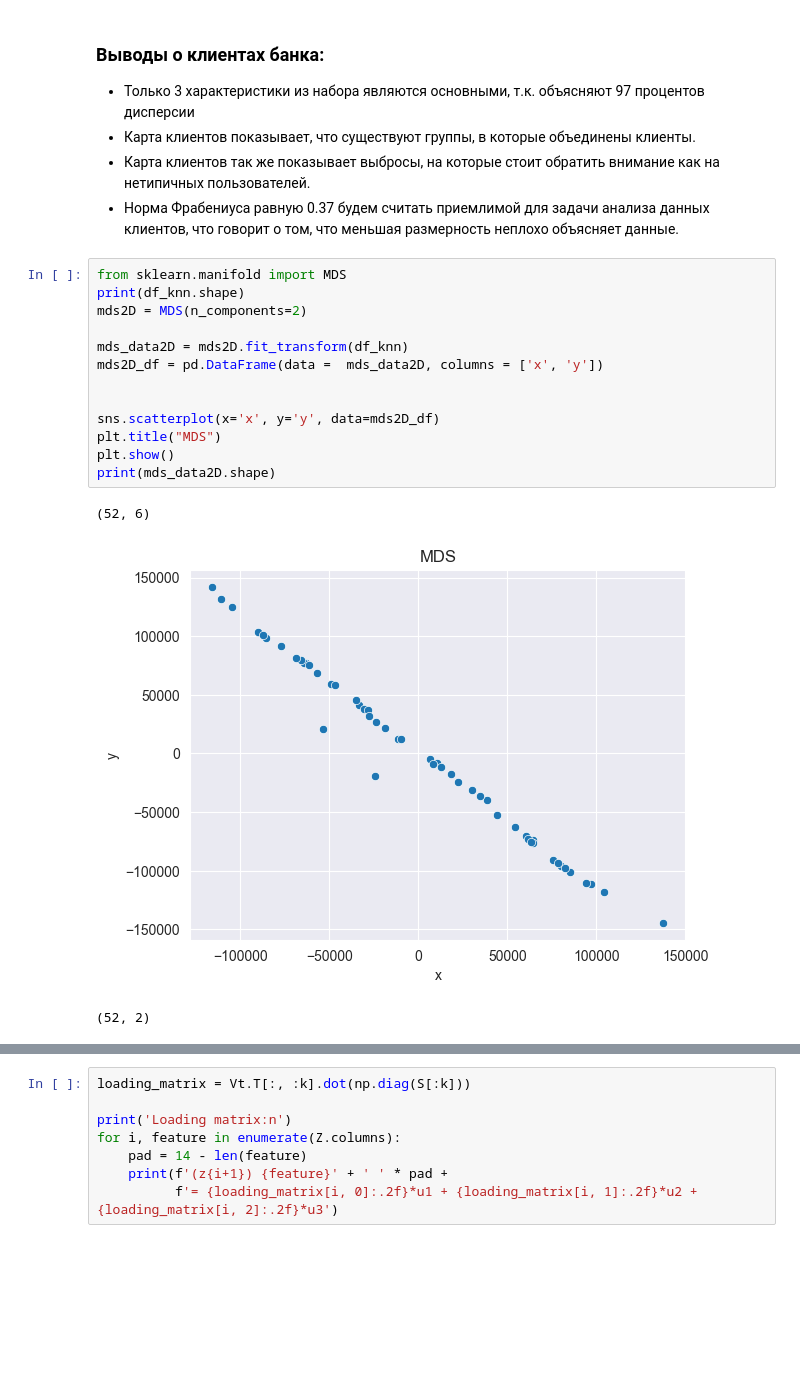
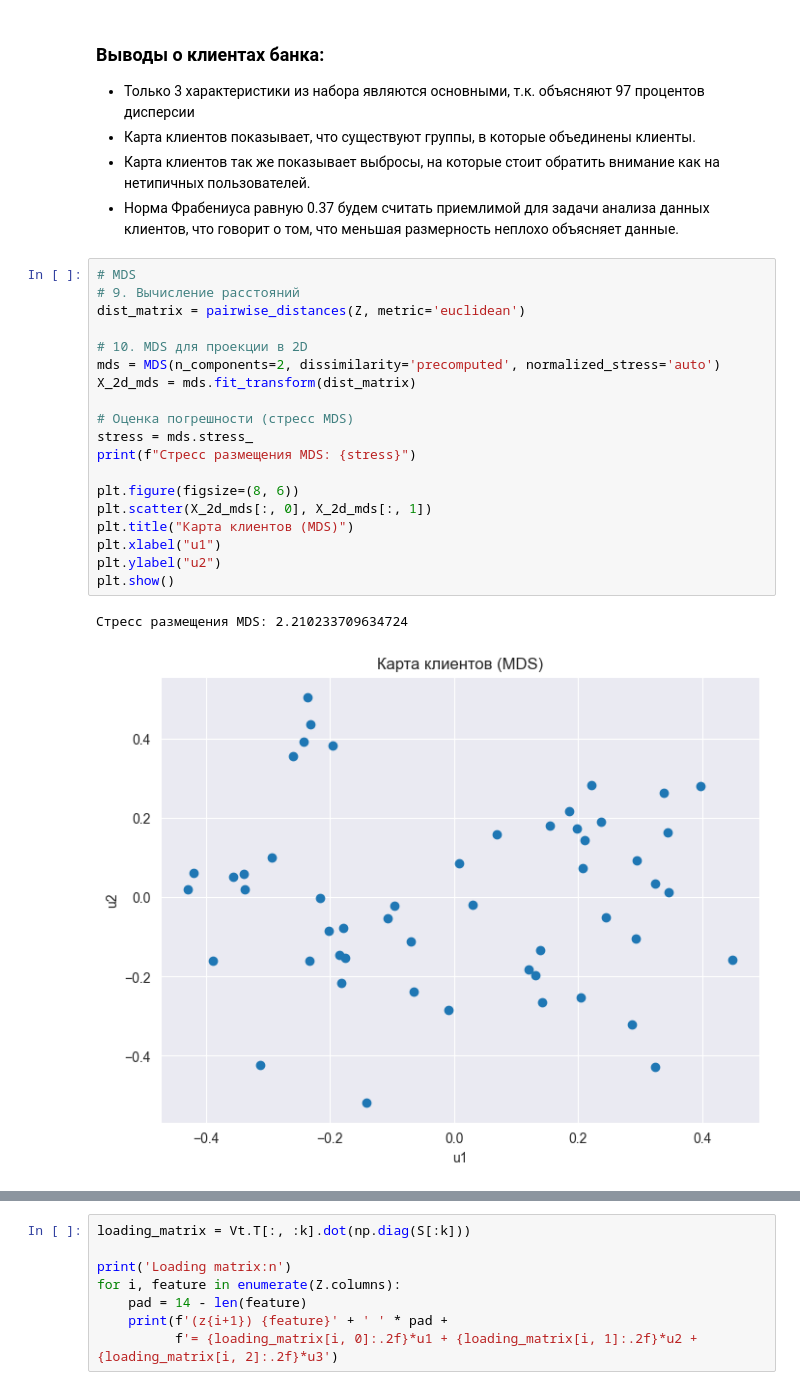
Before and after one commit to Nikita-Seomin/Mag_IAD_methods_data_analysis, a Jupyter notebook: lab1.ipynb, the cells around one changed output, grey strips where cells are left out. Cells and saved outputs as stored; diff of their text form; blank space fills up the shorter version.

```diff
--- a/lab1.ipynb
+++ b/lab1.ipynb
@@ -570,20 +570,25 @@ if k >= 2:
 - Карта клиентов показывает, что существуют группы, в которые объединены клиенты.
 - Карта клиентов так же показывает выбросы, на которые стоит обратить внимание как на нетипичных пользователей.
 - Норма Фрабениуса равную 0.37 будем считать приемлимой для задачи анализа данных клиентов, что говорит о том, что меньшая размерность неплохо объясняет данные.
-# %%
-from sklearn.manifold import MDS
-print(df_knn.shape)
-mds2D = MDS(n_components=2)
-
-mds_data2D = mds2D.fit_transform(df_knn)
-mds2D_df = pd.DataFrame(data =  mds_data2D, columns = ['x', 'y'])
-
-
-sns.scatterplot(x='x', y='y', data=mds2D_df)
-plt.title("MDS")
-plt.show()
-print(mds_data2D.shape)
-# %% [output]
-(52, 6)
-[figure, removed]
-(52, 2)
+# %%
+# MDS
+# 9. Вычисление расстояний
+dist_matrix = pairwise_distances(Z, metric='euclidean')
+
+# 10. MDS для проекции в 2D
+mds = MDS(n_components=2, dissimilarity='precomputed', normalized_stress='auto')
+X_2d_mds = mds.fit_transform(dist_matrix)
+
+# Оценка погрешности (стресс MDS)
+stress = mds.stress_
+print(f"Стресс размещения MDS: {stress}")
+
+plt.figure(figsize=(8, 6))
+plt.scatter(X_2d_mds[:, 0], X_2d_mds[:, 1])
+plt.title("Карта клиентов (MDS)")
+plt.xlabel("u1")
+plt.ylabel("u2")
+plt.show()
+# %% [output]
+Стресс размещения MDS: 2.210233709634724
+[figure, added]
```
Also changed, not shown: parts of 2 cells of this notebook.
